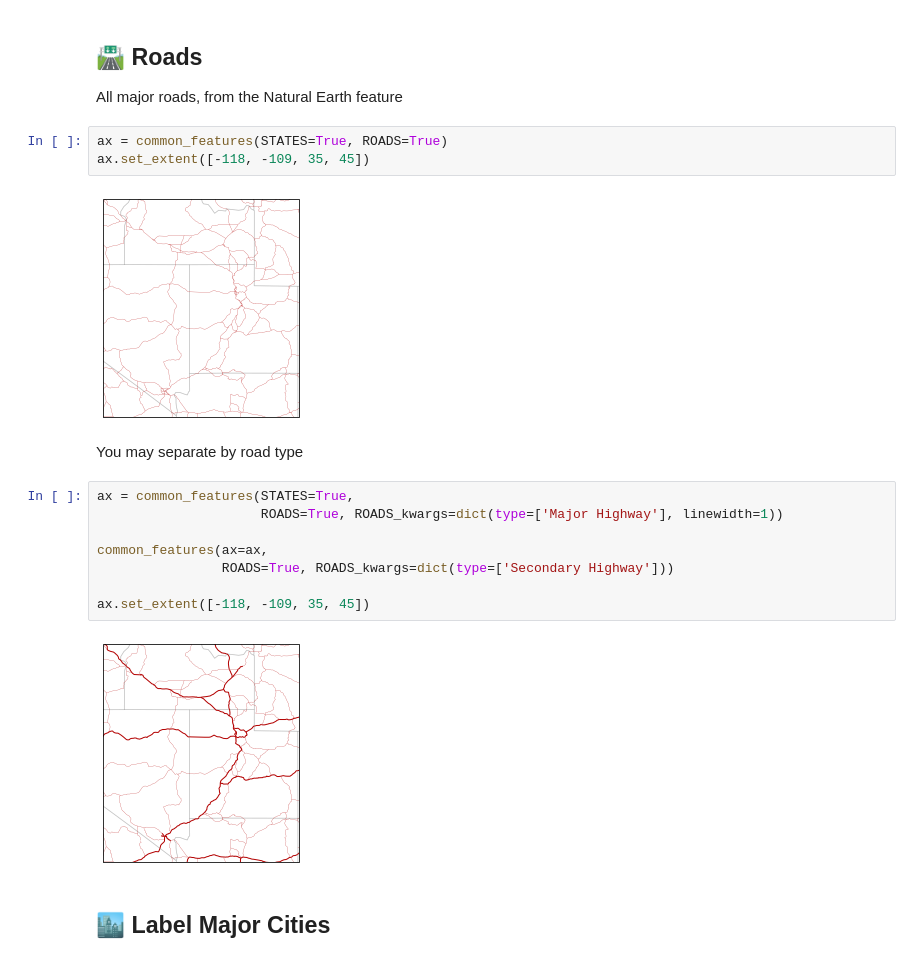
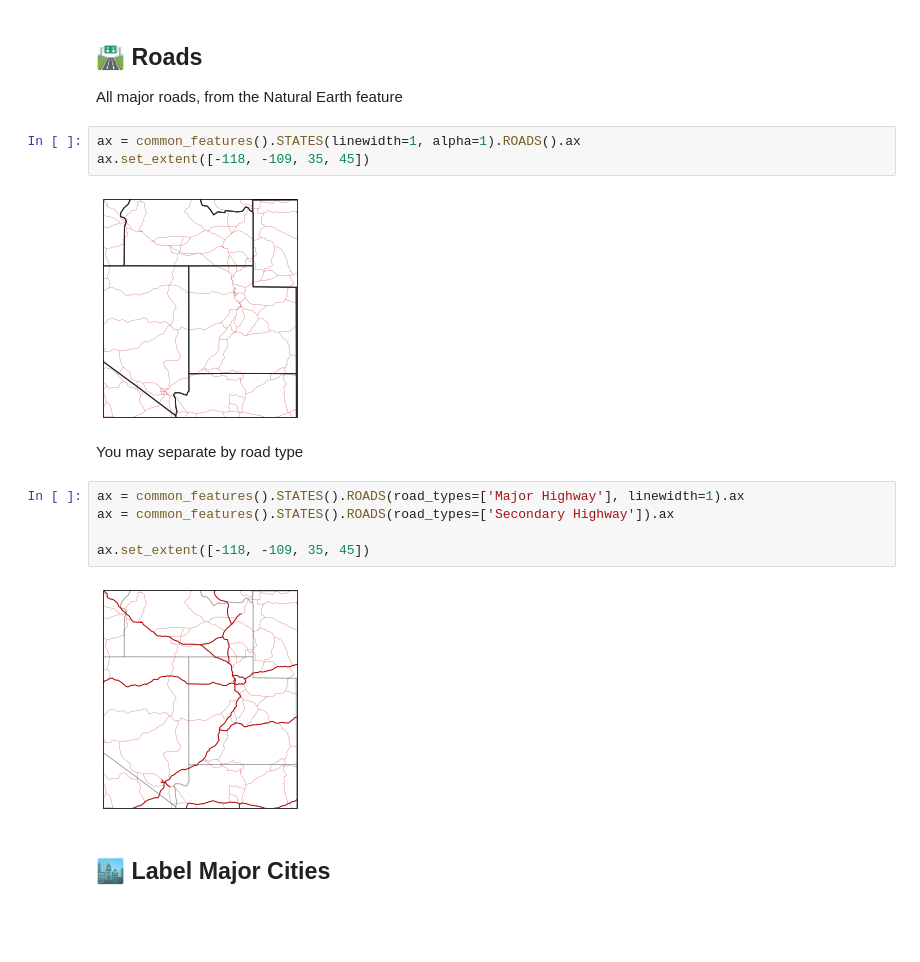
Before and after one commit to blaylockbk/Carpenter_Workshop, a Jupyter notebook: notebooks/demo_cartopy_tools.ipynb, the cells around one changed output. Drawn from its saved outputs; the diff is of its cells as text; blank space fills up the shorter version.

```diff
--- a/notebooks/demo_cartopy_tools.ipynb
+++ b/notebooks/demo_cartopy_tools.ipynb
@@ -132,22 +187,19 @@ plt.savefig(f'../images/light-dark', bbox_inches='tight')
 ## 🛣 Roads
 All major roads, from the Natural Earth feature
 # %%
-ax = common_features(STATES=True, ROADS=True)
+ax = common_features().STATES(linewidth=1, alpha=1).ROADS().ax
 ax.set_extent([-118, -109, 35, 45])
 # %% [output]
-[figure, old version]
+[figure, new version]
 # %% [markdown]
 You may separate by road type
 # %%
-ax = common_features(STATES=True,
-                     ROADS=True, ROADS_kwargs=dict(type=['Major Highway'], linewidth=1))
-
-common_features(ax=ax,
-                ROADS=True, ROADS_kwargs=dict(type=['Secondary Highway']))
+ax = common_features().STATES().ROADS(road_types=['Major Highway'], linewidth=1).ax
+ax = common_features().STATES().ROADS(road_types=['Secondary Highway']).ax
 
 ax.set_extent([-118, -109, 35, 45])
 # %% [output]
-[figure, old version]
+[figure, new version]
 # %% [markdown]
 ## 🏙 Label Major Cities
 # %%
```
Also changed, not shown: parts of 35 cells of this notebook, 3 other files.
